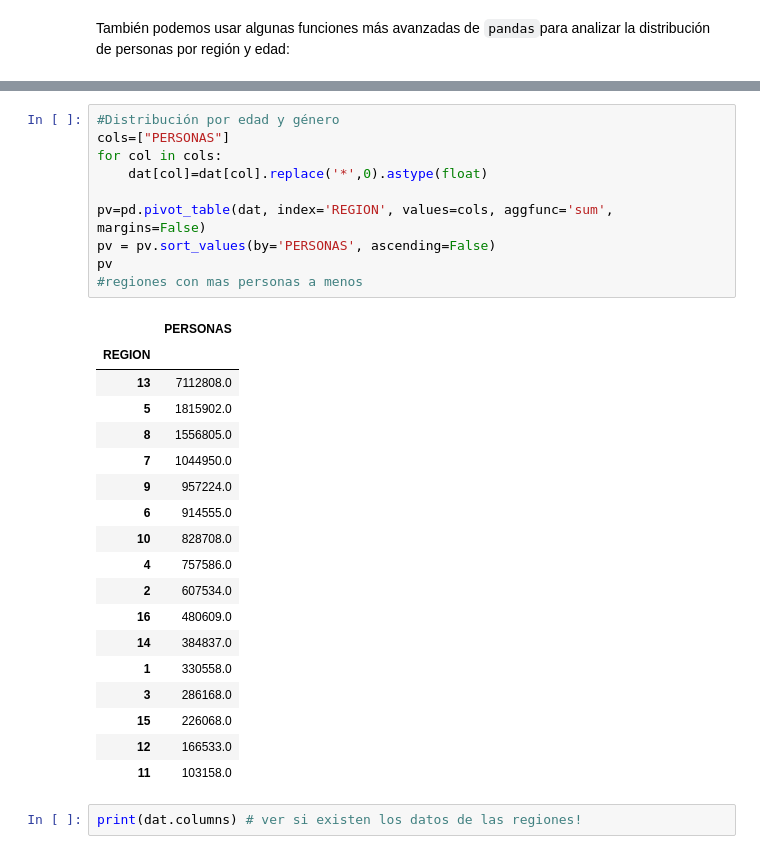
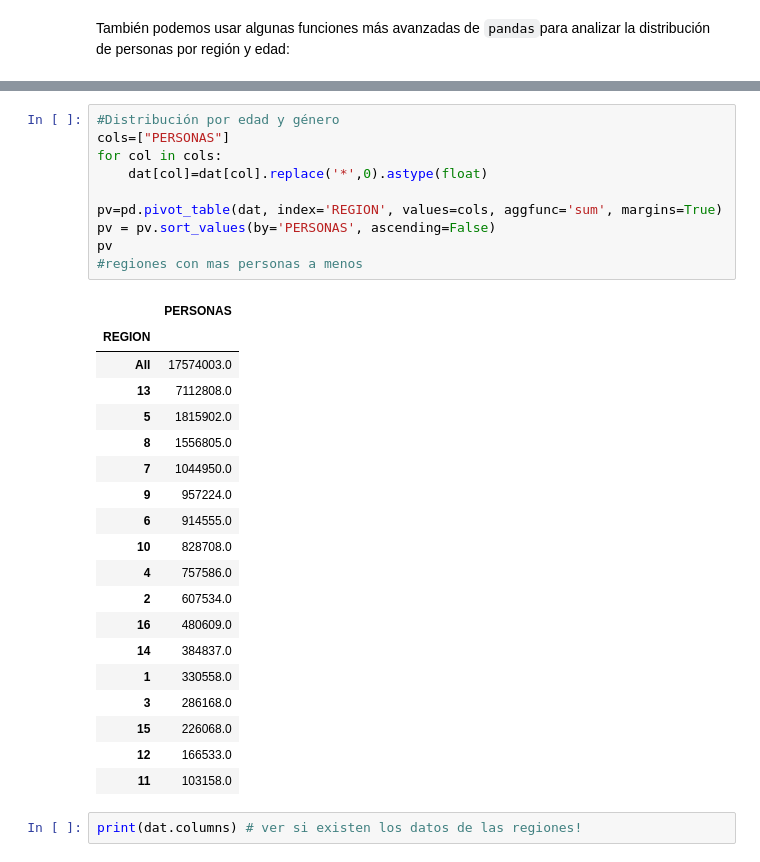
Before and after one commit to maripiiu/IMT2200-Maria-Allendes, a Jupyter notebook: Actividad 01/IMT2200 - Actividad 01.ipynb, the cells around one changed output, grey strips where cells are left out. Drawn from its saved outputs; the diff is of its cells as text.

```diff
--- a/Actividad 01/IMT2200 - Actividad 01.ipynb
+++ b/Actividad 01/IMT2200 - Actividad 01.ipynb
@@ -109,16 +109,17 @@ pv
 # %%
 #Distribución por edad y género
 cols=["PERSONAS"]
 for col in cols:
     dat[col]=dat[col].replace('*',0).astype(float)
 
-pv=pd.pivot_table(dat, index='REGION', values=cols, aggfunc='sum', margins=False)
+pv=pd.pivot_table(dat, index='REGION', values=cols, aggfunc='sum', margins=True)
 pv = pv.sort_values(by='PERSONAS', ascending=False)
 pv
 #regiones con mas personas a menos
 # %% [output]
 |  | PERSONAS |
 | REGION |  |
+| All | 17574003.0 |
 | 13 | 7112808.0 |
 | 5 | 1815902.0 |
 | 8 | 1556805.0 |
```
Also changed, not shown: parts of 6 cells of this notebook.
